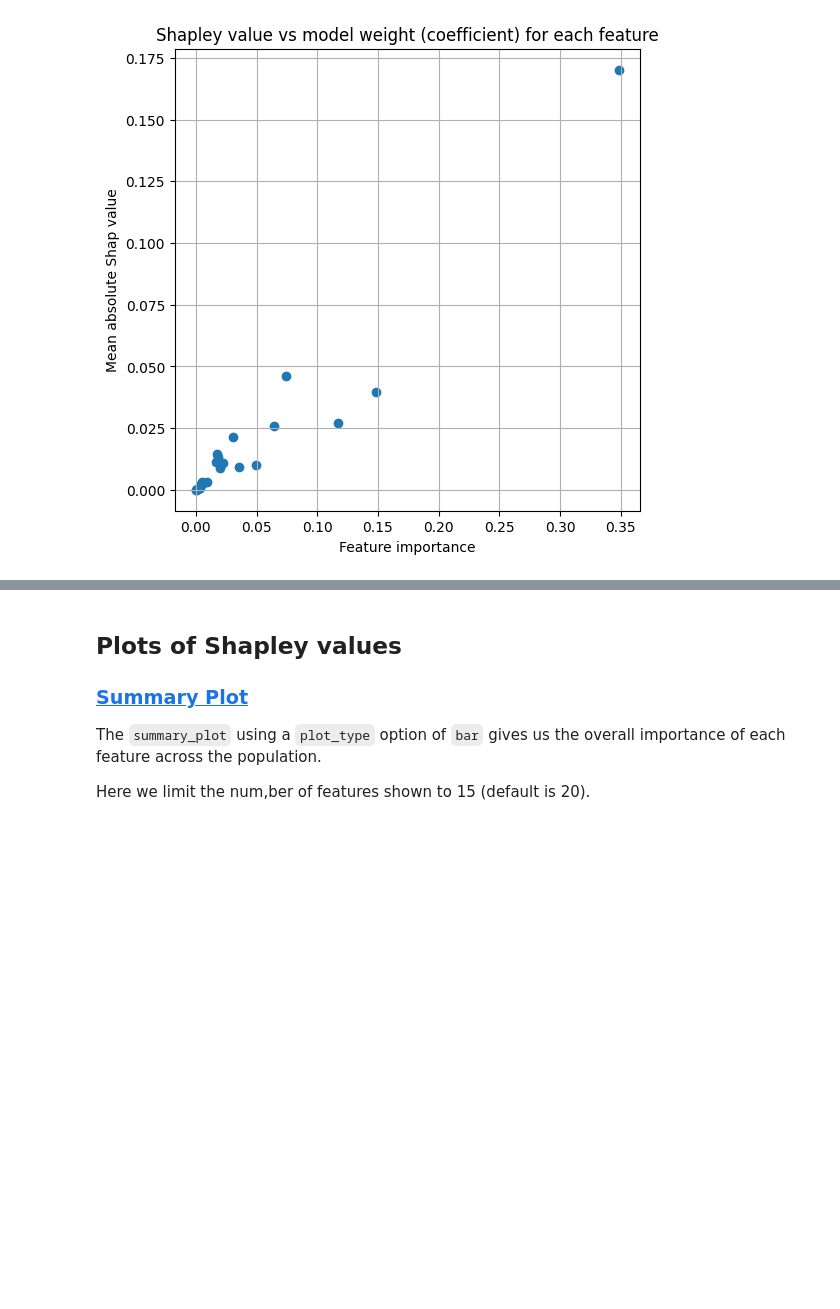
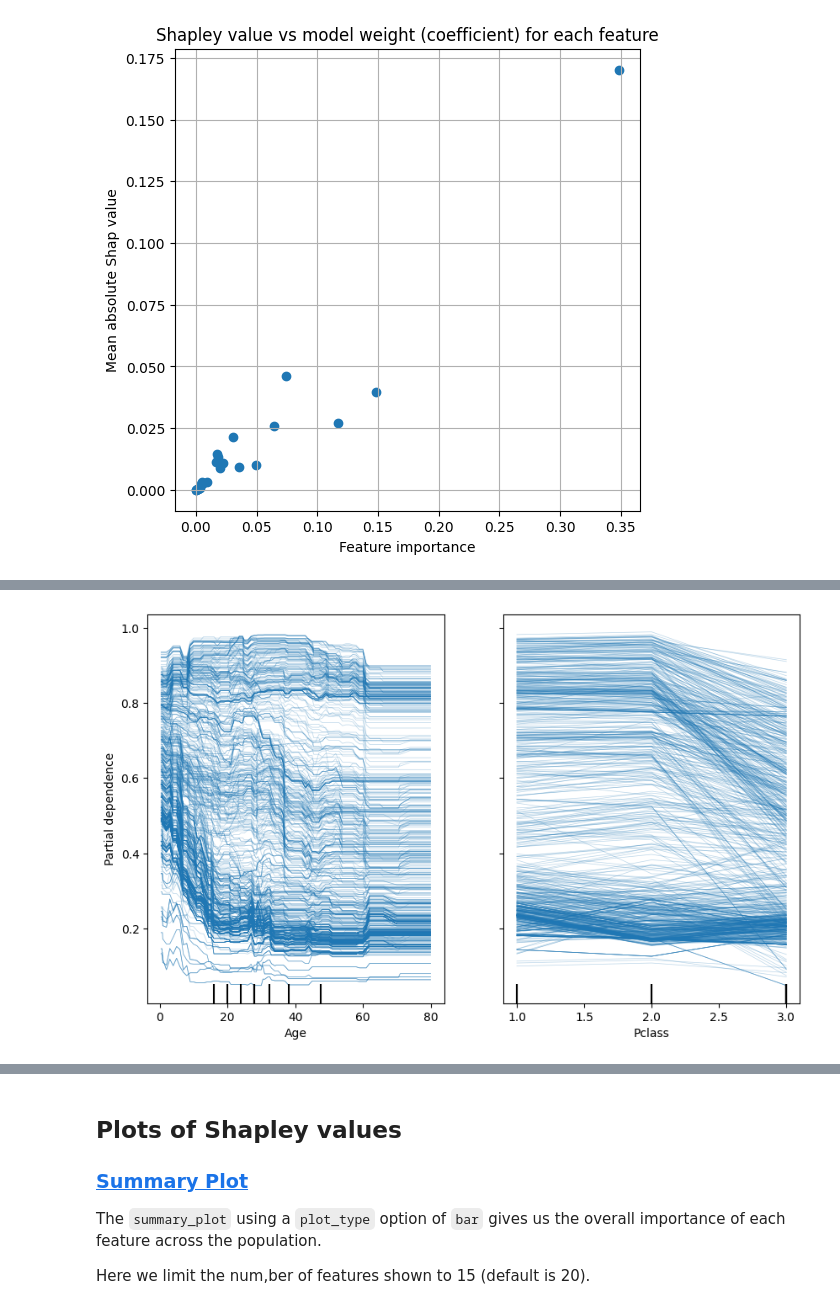
Before and after one commit to hsma-programme/h6_4g_explainable_ai, a Jupyter notebook: teaching_notebooks/titanic_random_forest_classifier.ipynb, the cells around one changed output, grey strips where cells are left out. Saved outputs shown, nothing was run; the diff lists cells and outputs as text; code cells hidden in the pictures; blank space fills up the shorter version.

```diff
--- a/teaching_notebooks/titanic_random_forest_classifier.ipynb
+++ b/teaching_notebooks/titanic_random_forest_classifier.ipynb
@@ -260,0 +295,14 @@ plt.show()
+# %%
+fig, ax = plt.subplots(figsize=(10, 6))
+display = PartialDependenceDisplay.from_estimator(
+    model,  # Your fitted model
+    X,  # Your feature matrix
+    features=['Age', 'Pclass'],  # List of features to plot
+    target=0,
+    kind='individual',  # Type of PDP
+    ax=ax,
+    random_state=42
+)
+plt.show()
+# %% [output]
+[figure, added]
```
Also changed, not shown: parts of 8 cells of this notebook, 4 other files.
